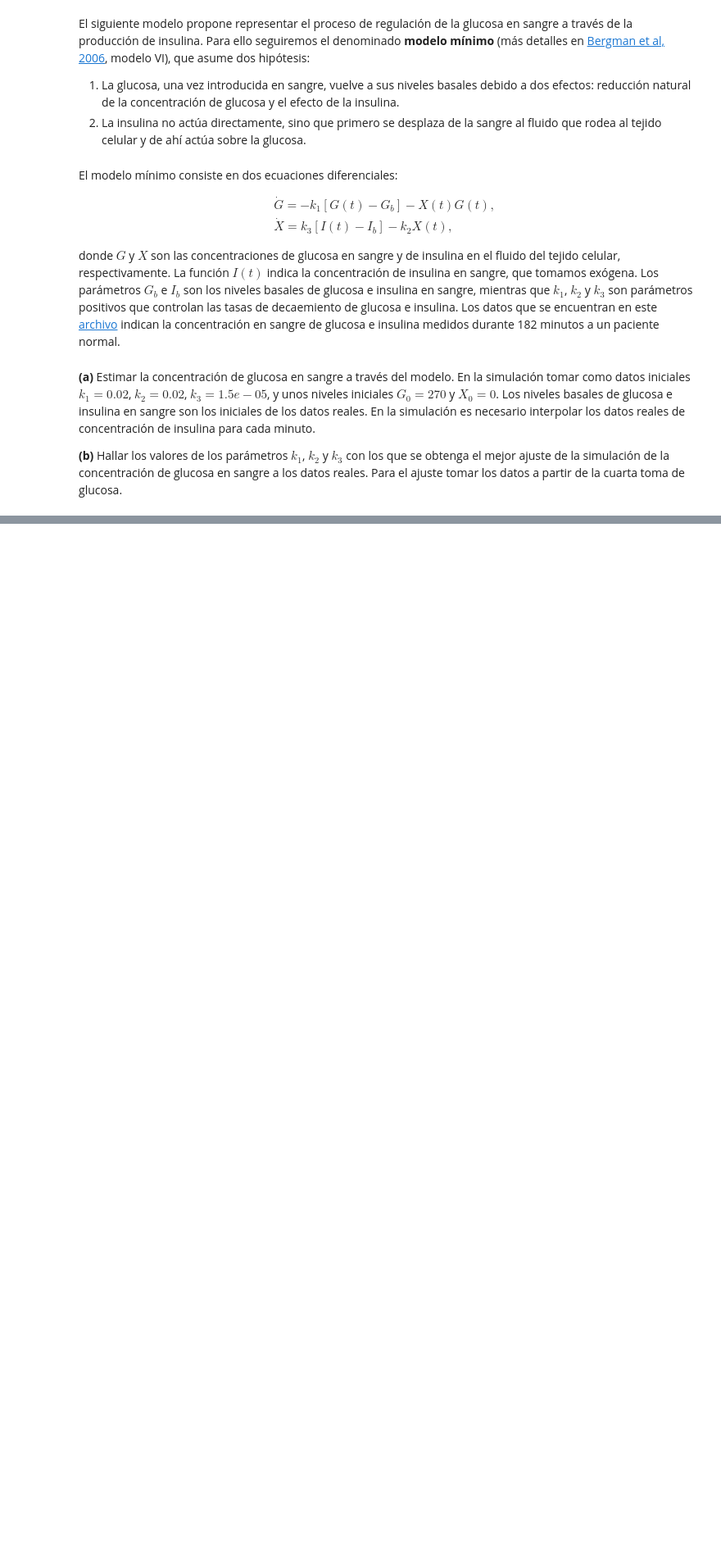
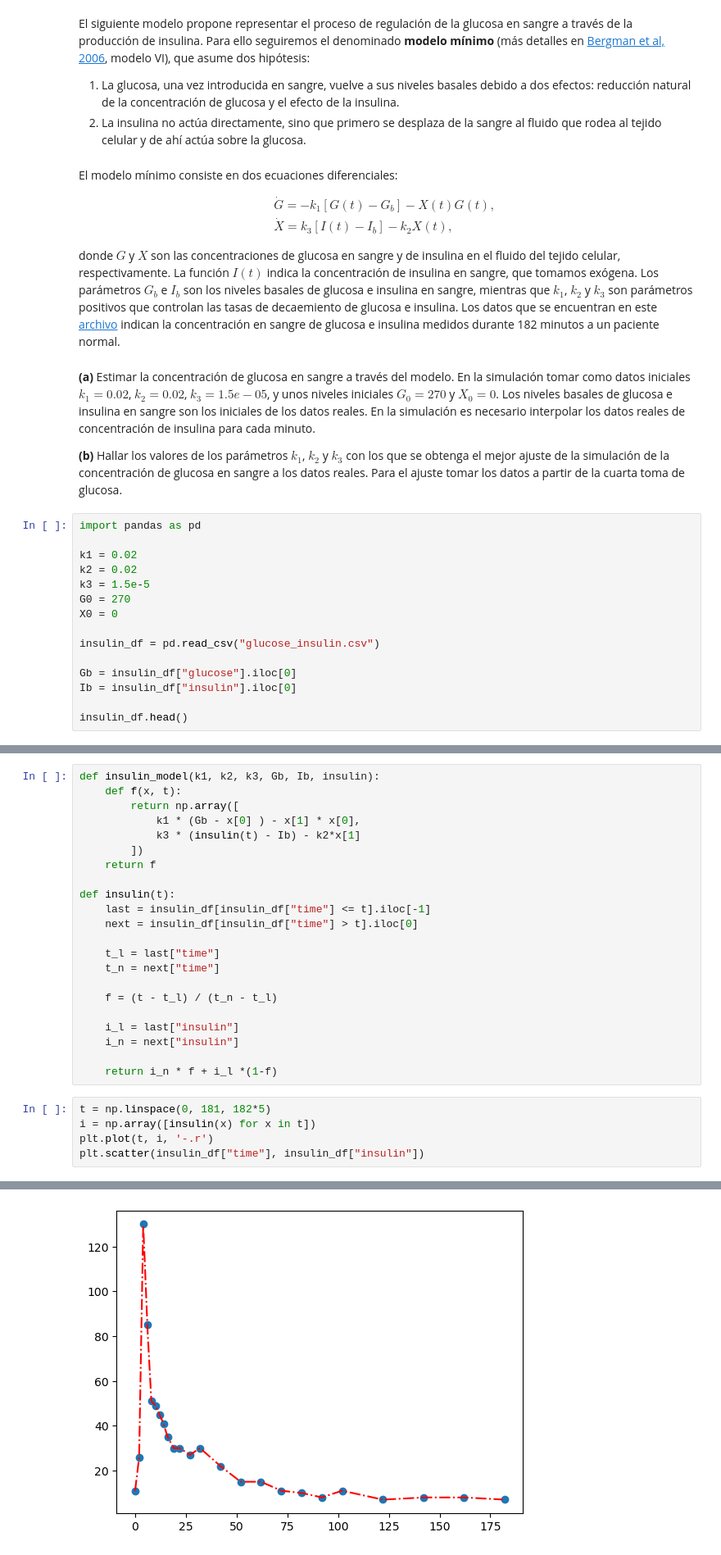
Before and after one commit to Aurora2500/ulpgc_sacse, a Jupyter notebook: 2_2/ej_1.ipynb, the cells around one changed output, grey strips where cells are left out. Shown: that part at 82% size. Saved outputs shown, nothing was run; the diff lists cells and outputs as text; blank space fills up the shorter version.

```diff
--- a/2_2/ej_1.ipynb
+++ b/2_2/ej_1.ipynb
@@ -84,3 +124,18 @@ donde $G$ y $X$ son las concentraciones de glucosa en sangre y de insulina en el
 **(a)** Estimar la concentración de glucosa en sangre a través del modelo.  En la simulación tomar como datos iniciales $k_1 = 0.02$,  $k_2 = 0.02$, $k_3 = 1.5e-05$, y unos niveles iniciales $G_0=270$ y $X_0=0$. Los niveles basales de glucosa e insulina en sangre son los iniciales de los datos reales. En la simulación es necesario interpolar los datos reales de concentración de insulina para cada minuto.
 
 **(b)** Hallar los valores de los parámetros $k_1$, $k_2$ y $k_3$ con los que se obtenga el mejor ajuste de la simulación de la concentración de glucosa en sangre a los datos reales. Para el ajuste tomar los datos a partir de la cuarta toma de glucosa.
+# %%
+import pandas as pd
+
+k1 = 0.02
+k2 = 0.02
+k3 = 1.5e-5
+G0 = 270
+X0 = 0
+
+insulin_df = pd.read_csv("glucose_insulin.csv")
+
+Gb = insulin_df["glucose"].iloc[0]
+Ib = insulin_df["insulin"].iloc[0]
+
+insulin_df.head()
@@ -86,0 +149,28 @@ donde $G$ y $X$ son las concentraciones de glucosa en sangre y de insulina en el
+# %%
+def insulin_model(k1, k2, k3, Gb, Ib, insulin):
+    def f(x, t):
+        return np.array([
+            k1 * (Gb - x[0] ) - x[1] * x[0],
+            k3 * (insulin(t) - Ib) - k2*x[1]
+        ])
+    return f
+
+def insulin(t):
+    last = insulin_df[insulin_df["time"] <= t].iloc[-1]
+    next = insulin_df[insulin_df["time"] > t].iloc[0]
+
+    t_l = last["time"]
+    t_n = next["time"]
+
+    f = (t - t_l) / (t_n - t_l)
+
+    i_l = last["insulin"]
+    i_n = next["insulin"]
+
+    return i_n * f + i_l *(1-f)
+# %%
+t = np.linspace(0, 181, 182*5)
+i = np.array([insulin(x) for x in t])
+plt.plot(t, i, '-.r')
+plt.scatter(insulin_df["time"], insulin_df["insulin"])
+# %% [output]
@@ -86,0 +178 @@ donde $G$ y $X$ son las concentraciones de glucosa en sangre y de insulina en el
+[figure, added]
```
Also changed, not shown: parts of 8 cells of this notebook, 1 other file.
